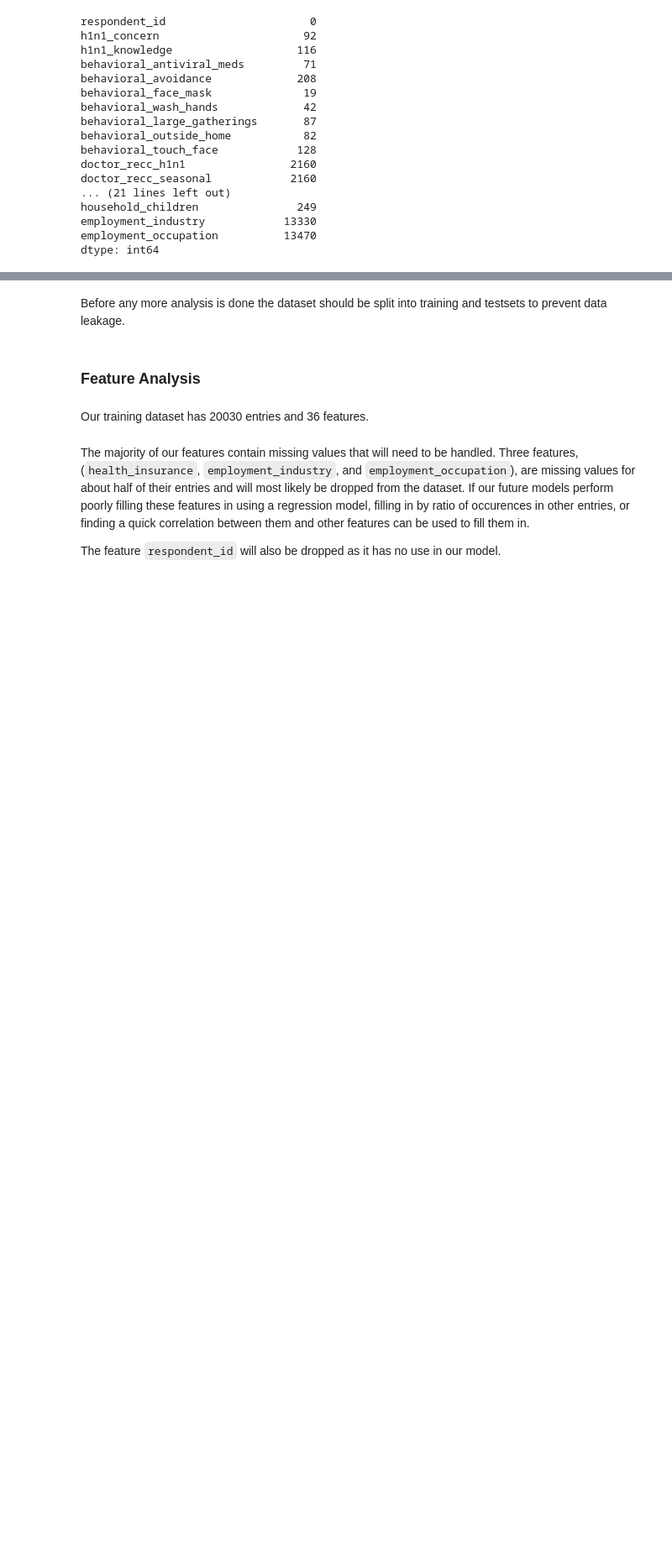
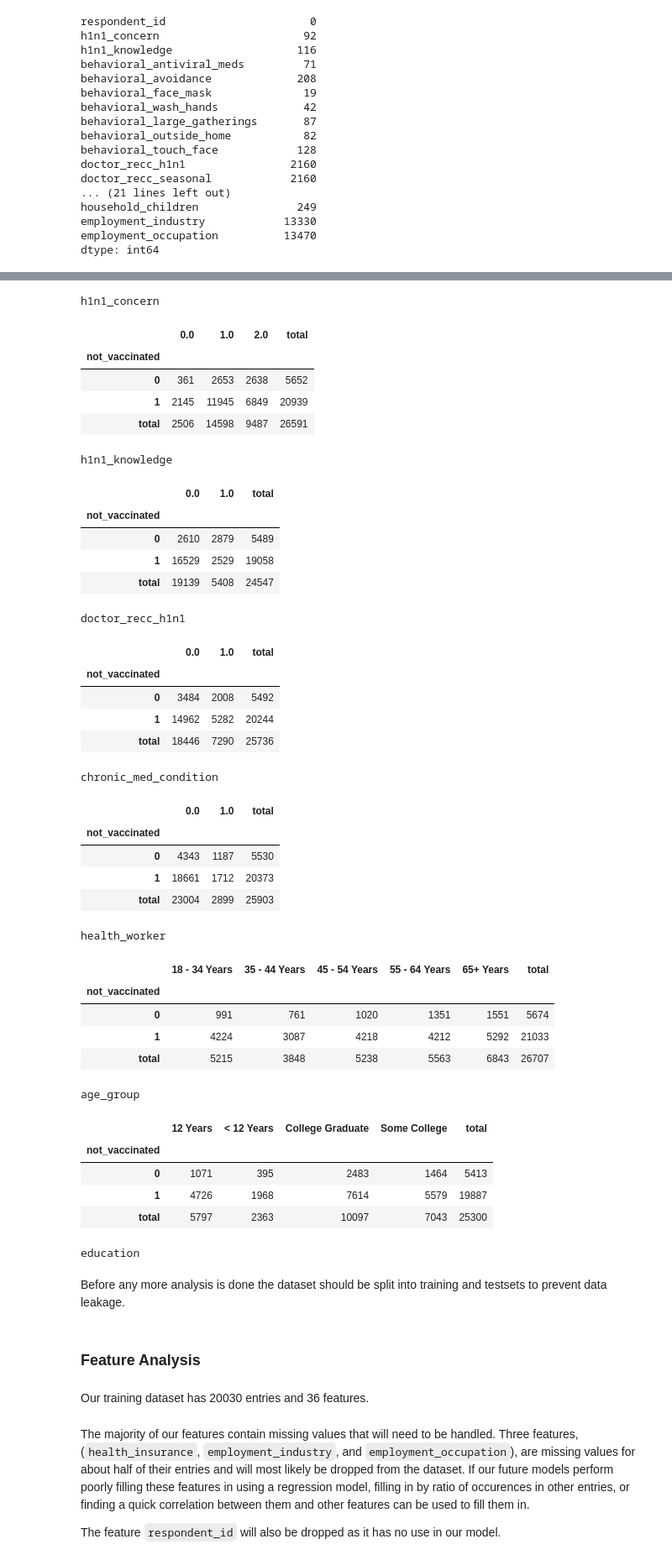
Before and after one commit to cschneck7/phase_3_project, a Jupyter notebook: H1N1 Vaccine Classification Notebook.ipynb, the cells around one changed output, grey strips where cells are left out. Shown at 84% size. Saved outputs shown, nothing was run; the diff lists cells and outputs as text; code cells hidden in the pictures; blank space fills up the shorter version.

Commit message:
Continued Data Understanding, Fixed feature info link

```diff
--- a/H1N1 Vaccine Classification Notebook.ipynb
+++ b/H1N1 Vaccine Classification Notebook.ipynb
@@ -154,0 +165,30 @@ Almost all columns are missing values, and some are missing nearly half of their
+# %%
+def quick_feature_info(feature, target):
+    '''
+    Prints out dataframe resembling a confusion matrix, with totals included
+    '''
+
+    ones = pd.Series(np.ones(feature.shape[0]), name='filler')
+    temp_df = pd.concat([target, feature, ones], axis=1).dropna()
+    grouped_df = temp_df.groupby([target.name, feature.name]).count()
+    grouped_df.reset_index(inplace=True)
+    pivot_df = grouped_df.pivot(index=target.name, columns=feature.name, values='filler')
+    column_tot=pd.Series(pivot_df.sum(), name='total')
+    df = pivot_df.append(column_tot)
+    row_tot = pd.Series(df.sum(axis=1), name='total')
+    df = pd.concat([df, row_tot], axis=1)
+
+    display(df)
+# %%
+features_of_interest = ['h1n1_concern',
+                        'h1n1_knowledge',
+                        'doctor_recc_h1n1',
+                        'chronic_med_condition',
+                        'health_worker',
+                        'age_group',
+                        'education']
+
+for feature in features_of_interest:
+    quick_feature_info(X[feature], y)
+    print(f'{feature}\n')
+# %% [output]
@@ -155,3 +200,40 @@ Almost all columns are missing values, and some are missing nearly half of their
+h1n1_concern
+|  | 0.0 | 1.0 | 2.0 | total |
+| not_vaccinated |  |  |  |  |
+| 0 | 361 | 2653 | 2638 | 5652 |
+| 1 | 2145 | 11945 | 6849 | 20939 |
+| total | 2506 | 14598 | 9487 | 26591 |
+h1n1_knowledge
+|  | 0.0 | 1.0 | total |
+| not_vaccinated |  |  |  |
+| 0 | 2610 | 2879 | 5489 |
+| 1 | 16529 | 2529 | 19058 |
+| total | 19139 | 5408 | 24547 |
+doctor_recc_h1n1
+|  | 0.0 | 1.0 | total |
+| not_vaccinated |  |  |  |
+| 0 | 3484 | 2008 | 5492 |
+| 1 | 14962 | 5282 | 20244 |
+| total | 18446 | 7290 | 25736 |
+chronic_med_condition
+|  | 0.0 | 1.0 | total |
+| not_vaccinated |  |  |  |
+| 0 | 4343 | 1187 | 5530 |
+| 1 | 18661 | 1712 | 20373 |
+| total | 23004 | 2899 | 25903 |
+health_worker
+|  | 18 - 34 Years | 35 - 44 Years | 45 - 54 Years | 55 - 64 Years | 65+ Years | total |
+| not_vaccinated |  |  |  |  |  |  |
+| 0 | 991 | 761 | 1020 | 1351 | 1551 | 5674 |
+| 1 | 4224 | 3087 | 4218 | 4212 | 5292 | 21033 |
+| total | 5215 | 3848 | 5238 | 5563 | 6843 | 26707 |
+age_group
+|  | 12 Years | < 12 Years | College Graduate | Some College | total |
+| not_vaccinated |  |  |  |  |  |
+| 0 | 1071 | 395 | 2483 | 1464 | 5413 |
+| 1 | 4726 | 1968 | 7614 | 5579 | 19887 |
+| total | 5797 | 2363 | 10097 | 7043 | 25300 |
+education
 # %% [markdown]
 Before any more analysis is done the dataset should be split into training and testsets to prevent data leakage.
 # %%
```
Also changed, not shown: parts of 6 cells of this notebook.
